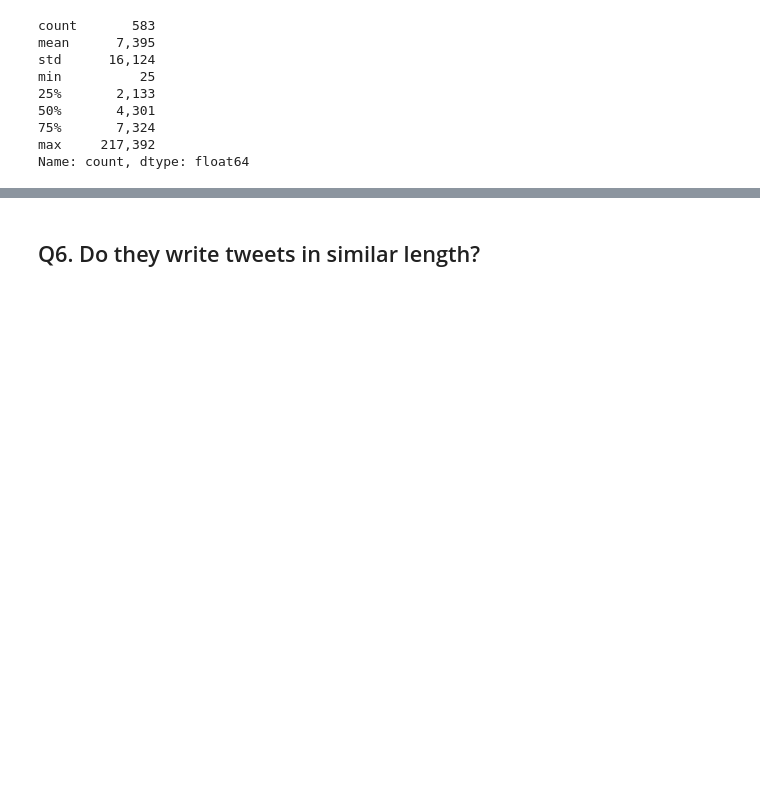
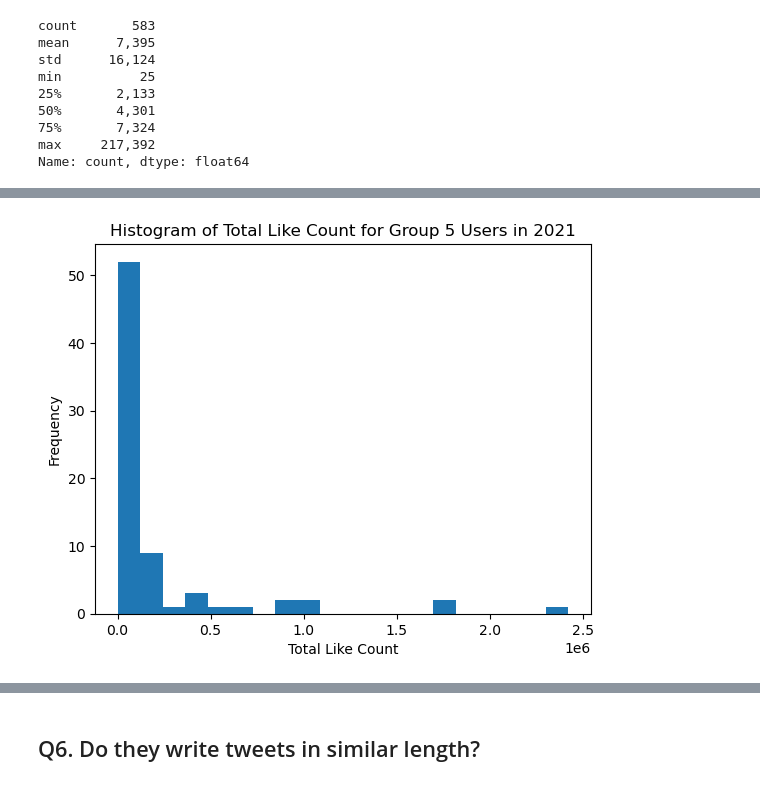
Before and after one commit to e8yes/spectrum-generator, a Jupyter notebook: src/notebook/eda.ipynb, the cells around one changed output, grey strips where cells are left out. Saved outputs shown, nothing was run; the diff lists cells and outputs as text; code cells hidden in the pictures; blank space fills up the shorter version.

```diff
--- a/src/notebook/eda.ipynb
+++ b/src/notebook/eda.ipynb
@@ -91,0 +190,12 @@ Name: count, dtype: float64
+# %%
+# filter for group 5 and year 2021
+group_5_2022 = grouped_df[(grouped_df['group'] == 'Group 5') & (grouped_df['tweet_creation_year'] == 2021)]
+
+# plot histogram of total like count for each user in group 5
+plt.hist(group_5_2022['like_count'], bins=20)
+plt.xlabel('Total Like Count')
+plt.ylabel('Frequency')
+plt.title('Histogram of Total Like Count for Group 5 Users in 2021')
+plt.show()
+# %% [output]
+[figure, added]
```
Also changed, not shown: parts of 6 cells of this notebook.
